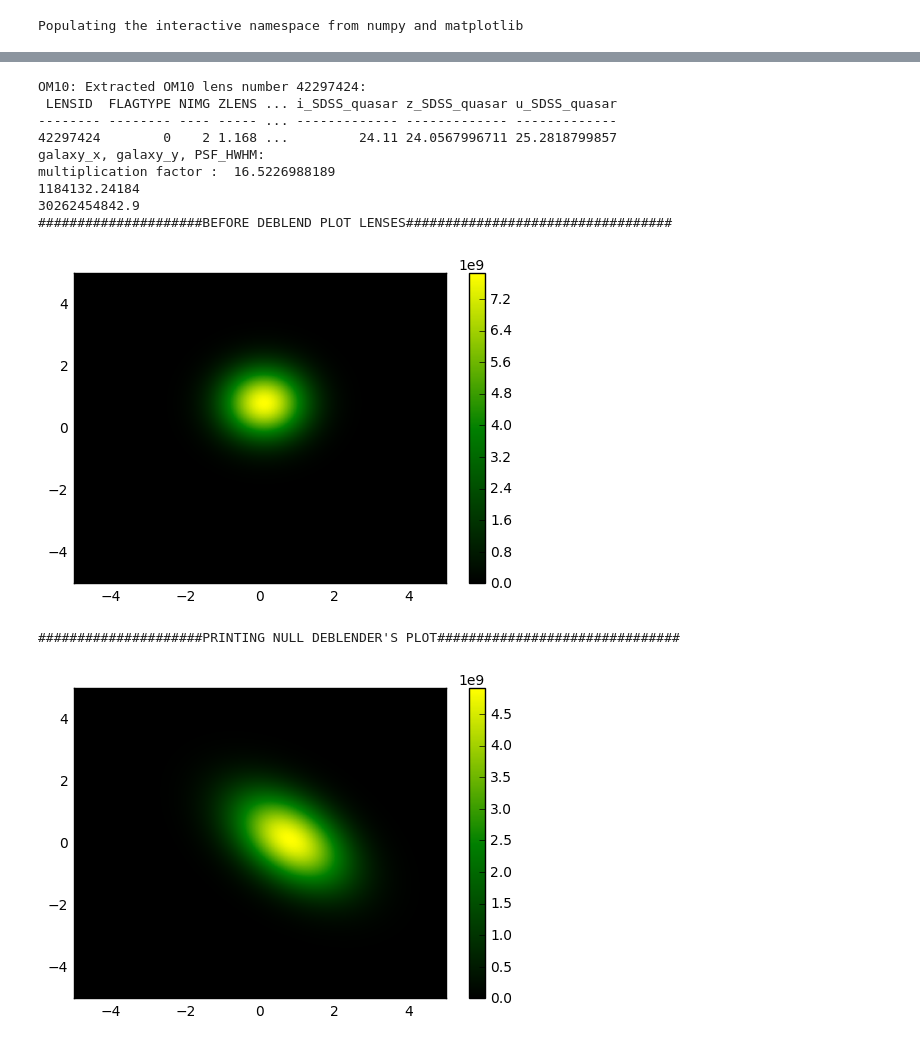
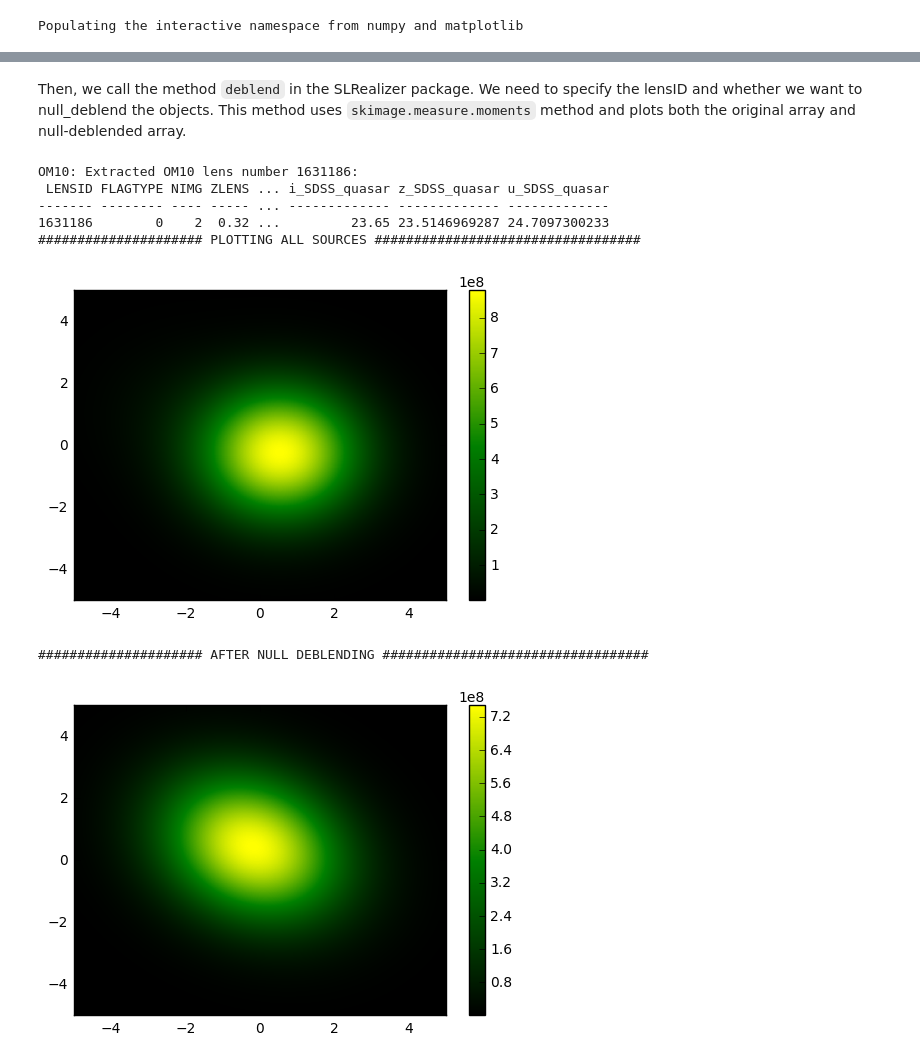
Before and after one commit to jiwoncpark/SLRealizer, a Jupyter notebook: python/desc/slrealizer/deblend_test.ipynb, the cells around one changed output, grey strips where cells are left out. Drawn from its saved outputs; the diff is of its cells as text; code cells hidden in the pictures.

```diff
--- a/python/desc/slrealizer/deblend_test.ipynb
+++ b/python/desc/slrealizer/deblend_test.ipynb
@@ -52,15 +53,13 @@ For version 3(code that I wrote + $scipy.stats.moment$), $scipy.stats.moment$ do
+# %% [markdown]
+Then, we call the method `deblend` in the SLRealizer package. We need to specify the lensID and whether we want to null_deblend the objects. This method uses `skimage.measure.moments` method and plots both the original array and null-deblended array.
 # %%
-realizer.deblend(lensID=k, version=2, null_deblend=True, debug=True, show_plot=True, report_distance=False)
+realizer.deblend(lensID=k, null_deblend=True)
 # %% [output]
-OM10: Extracted OM10 lens number 42297424:
- LENSID  FLAGTYPE NIMG ZLENS ... i_SDSS_quasar z_SDSS_quasar u_SDSS_quasar
--------- -------- ---- ----- ... ------------- ------------- -------------
-42297424        0    2 1.168 ...         24.11 24.0567996711 25.2818799857
-galaxy_x, galaxy_y, PSF_HWHM:
-multiplication factor :  16.5226988189
-1184132.24184
-30262454842.9
-#####################BEFORE DEBLEND PLOT LENSES##################################
+OM10: Extracted OM10 lens number 1631186:
+ LENSID FLAGTYPE NIMG ZLENS ... i_SDSS_quasar z_SDSS_quasar u_SDSS_quasar
+------- -------- ---- ----- ... ------------- ------------- -------------
+1631186        0    2  0.32 ...         23.65 23.5146969287 24.7097300233
+##################### PLOTTING ALL SOURCES ##################################
-[figure, old version]
+[figure, new version]
-#####################PRINTING NULL DEBLENDER'S PLOT###############################
+##################### AFTER NULL DEBLENDING ##################################
-[figure, old version]
+[figure, new version]
```
Also changed, not shown: parts of 10 cells of this notebook, 8 other files.
